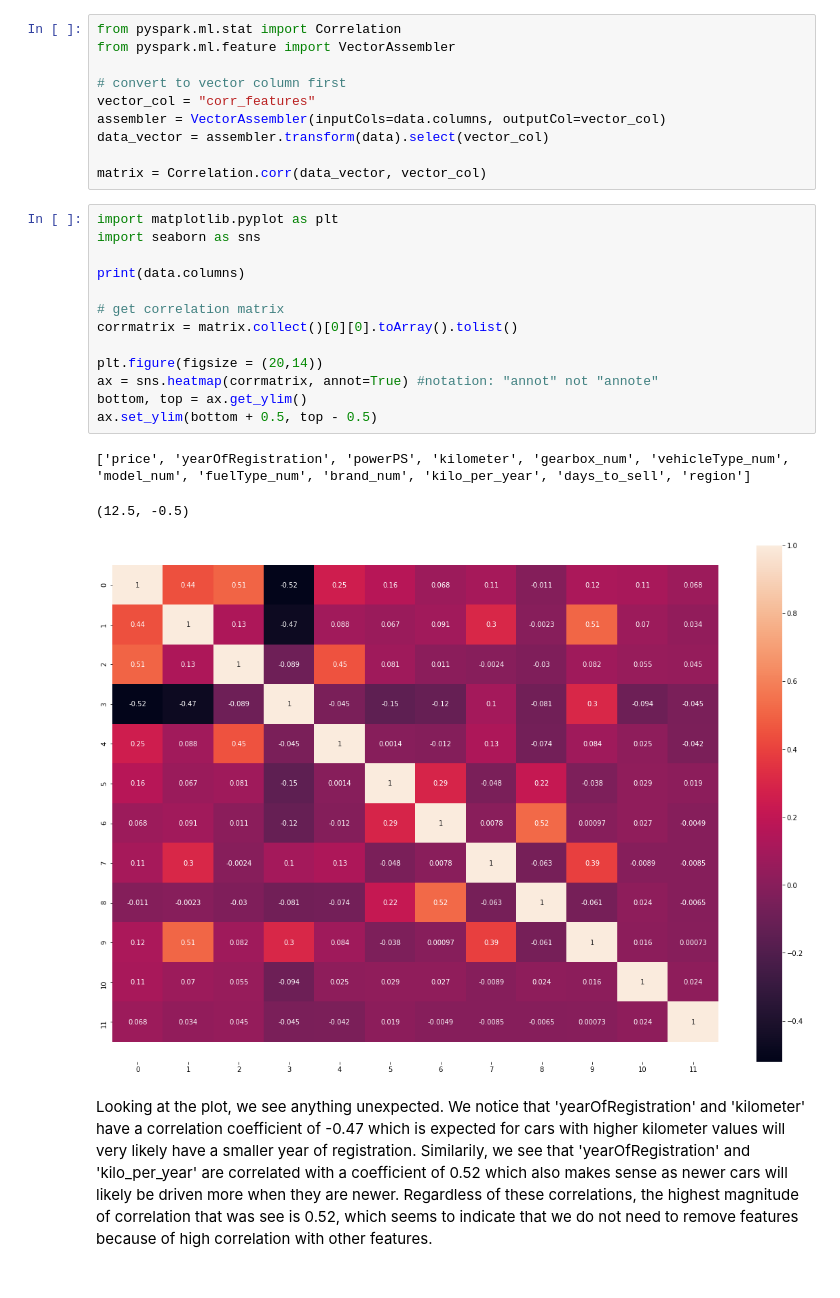
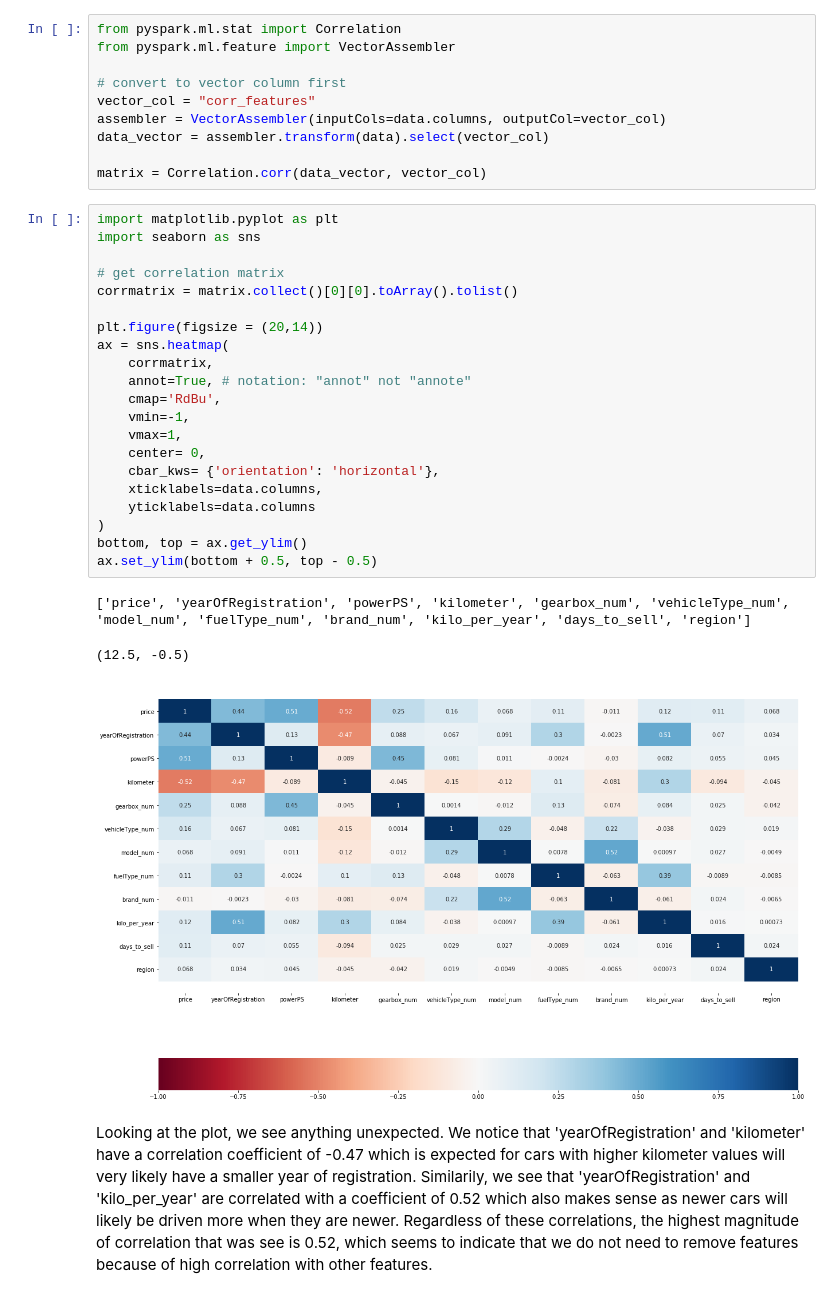
Before and after one commit to herin049/INET-4710-Presentation-1, a Jupyter notebook: INET4710Project1.ipynb, the cells around one changed output. Saved outputs shown, nothing was run; the diff lists cells and outputs as text.

Commit message:
Add labels to heatmap and change color theme to match slides

```diff
--- a/INET4710Project1.ipynb
+++ b/INET4710Project1.ipynb
@@ -616,20 +616,28 @@ matrix = Correlation.corr(data_vector, vector_col)
 # %%
 import matplotlib.pyplot as plt
 import seaborn as sns
-
-print(data.columns)
 
 # get correlation matrix
 corrmatrix = matrix.collect()[0][0].toArray().tolist()
 
 plt.figure(figsize = (20,14))
-ax = sns.heatmap(corrmatrix, annot=True) #notation: "annot" not "annote"
+ax = sns.heatmap(
+    corrmatrix,
+    annot=True, # notation: "annot" not "annote"
+    cmap='RdBu',
+    vmin=-1,
+    vmax=1,
+    center= 0,
+    cbar_kws= {'orientation': 'horizontal'},
+    xticklabels=data.columns,
+    yticklabels=data.columns
+)
 bottom, top = ax.get_ylim()
 ax.set_ylim(bottom + 0.5, top - 0.5)
 # %% [output]
 ['price', 'yearOfRegistration', 'powerPS', 'kilometer', 'gearbox_num', 'vehicleType_num', 'model_num', 'fuelType_num', 'brand_num', 'kilo_per_year', 'days_to_sell', 'region']
 (12.5, -0.5)
-[figure, old version]
+[figure, new version]
 # %% [markdown]
 Looking at the plot, we see anything unexpected. We notice that 'yearOfRegistration' and 'kilometer' have a correlation coefficient of -0.47 which is expected for cars with higher kilometer values will very likely have a smaller year of registration. Similarily, we see that 'yearOfRegistration' and 'kilo_per_year' are correlated with a coefficient of 0.52 which also makes sense as newer cars will likely be driven more when they are newer. Regardless of these correlations, the highest magnitude of correlation that was see is 0.52, which seems to indicate that we do not need to remove features because of high correlation with other features.
 # %%
```
